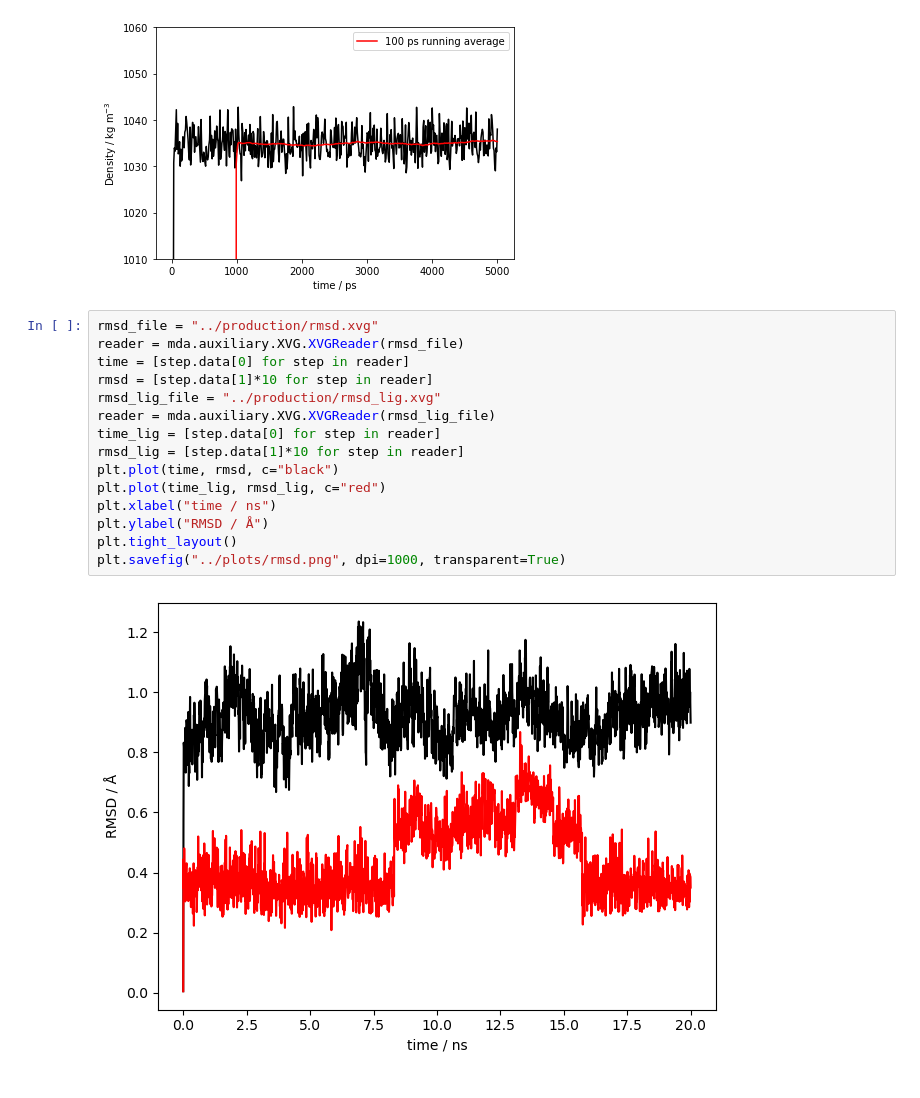
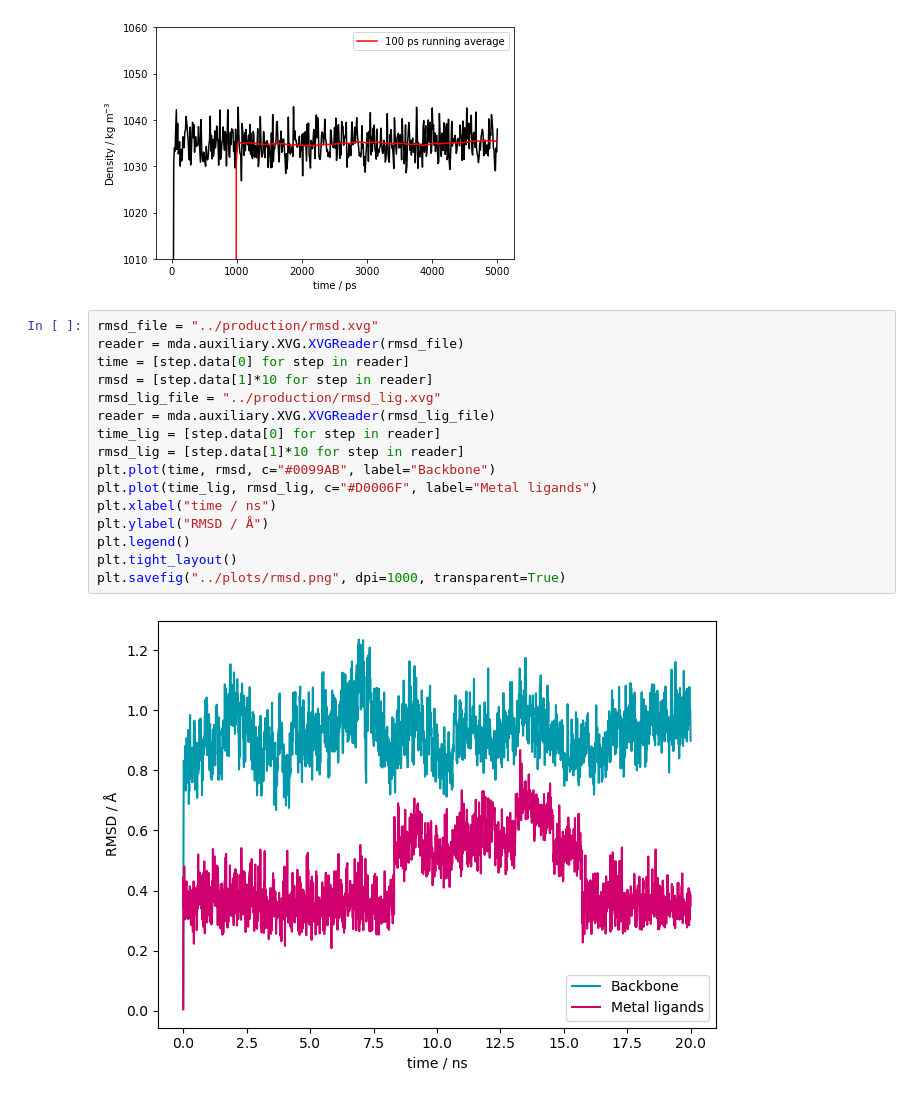
Before and after one commit to meyresearch/metalloenzymes, a Jupyter notebook: vim_2/scripts/plot_gmx_energy.ipynb, the cells around one changed output. Cells and saved outputs as stored; diff of their text form.

Commit message:
make rmsd plot pretty

```diff
--- a/vim_2/scripts/plot_gmx_energy.ipynb
+++ b/vim_2/scripts/plot_gmx_energy.ipynb
@@ -80,17 +80,18 @@ plt.savefig("../plots/density.png", dpi=1000, transparent=True)
 # %%
 rmsd_file = "../production/rmsd.xvg"
 reader = mda.auxiliary.XVG.XVGReader(rmsd_file)
 time = [step.data[0] for step in reader]
 rmsd = [step.data[1]*10 for step in reader]
 rmsd_lig_file = "../production/rmsd_lig.xvg"
 reader = mda.auxiliary.XVG.XVGReader(rmsd_lig_file)
 time_lig = [step.data[0] for step in reader]
 rmsd_lig = [step.data[1]*10 for step in reader]
-plt.plot(time, rmsd, c="black")
-plt.plot(time_lig, rmsd_lig, c="red")
+plt.plot(time, rmsd, c="#0099AB", label="Backbone")
+plt.plot(time_lig, rmsd_lig, c="#D0006F", label="Metal ligands")
 plt.xlabel("time / ns")
 plt.ylabel("RMSD / Å")
+plt.legend()
 plt.tight_layout()
 plt.savefig("../plots/rmsd.png", dpi=1000, transparent=True)
 # %% [output]
-[figure, old version]
+[figure, new version]
```
Also changed, not shown: 1 other file.
